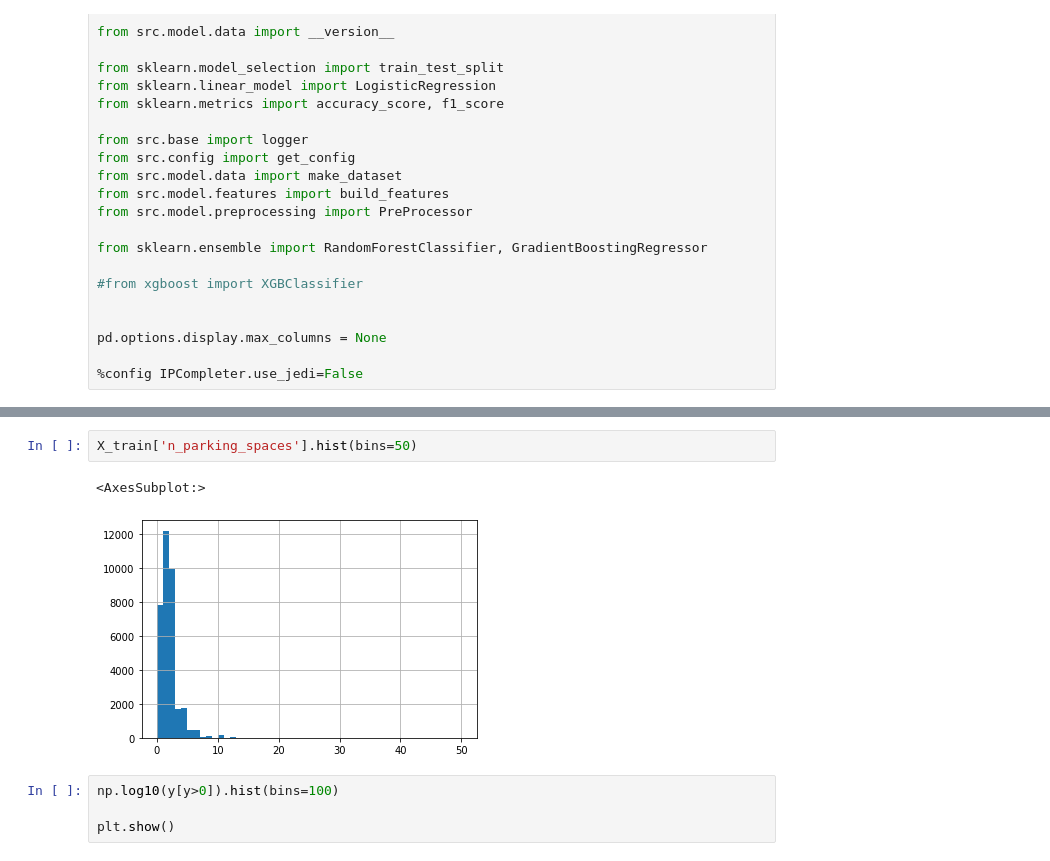
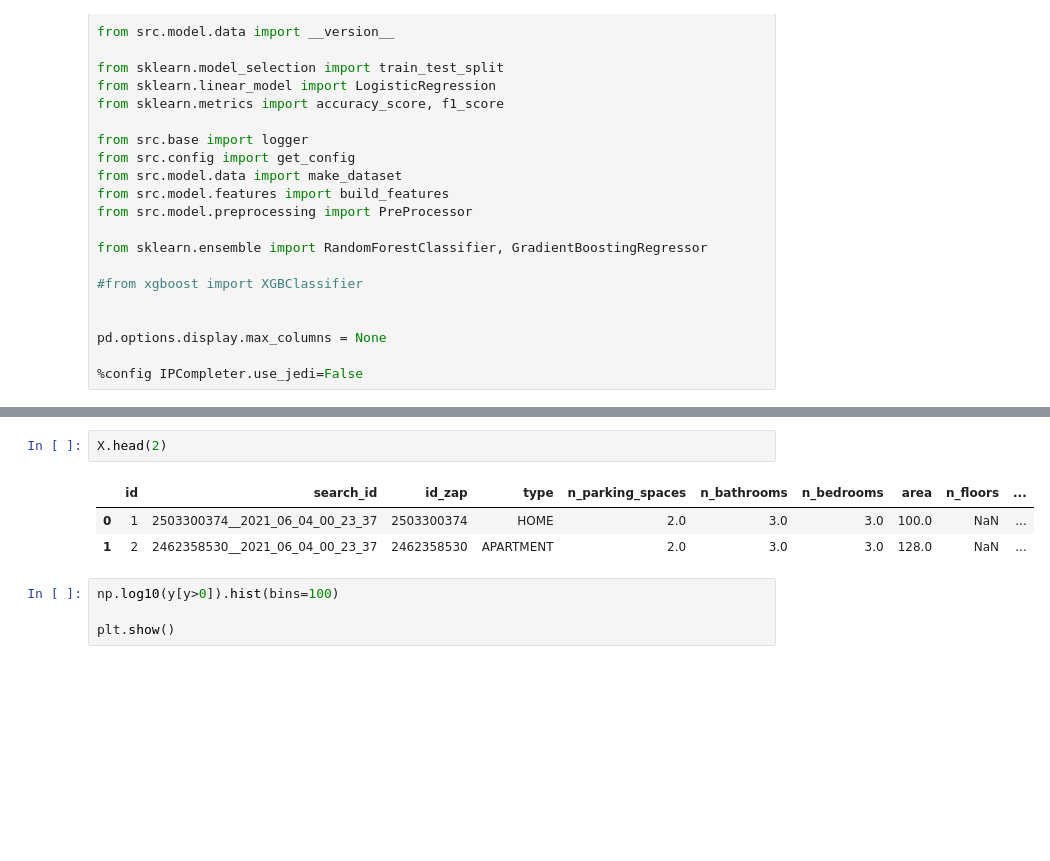
Before and after one commit to emdemor/model-pc-house-prices, a Jupyter notebook: main.ipynb, the cells around one changed output, grey strips where cells are left out. Saved outputs shown, nothing was run; the diff lists cells and outputs as text; blank space fills up the shorter version.

```diff
--- a/main.ipynb
+++ b/main.ipynb
@@ -68,8 +71,9 @@ plt.show()
 # %%
-X_train['n_parking_spaces'].hist(bins=50)
+X.head(2)
 # %% [output]
-<AxesSubplot:>
-[figure, removed]
+|  | id | search_id | id_zap | type | n_parking_spaces | n_bathrooms | n_bedrooms | area | n_floors | ... |
+| 0 | 1 | 2503300374__2021_06_04_00_23_37 | 2503300374 | HOME | 2.0 | 3.0 | 3.0 | 100.0 | NaN | ... |
+| 1 | 2 | 2462358530__2021_06_04_00_23_37 | 2462358530 | APARTMENT | 2.0 | 3.0 | 3.0 | 128.0 | NaN | ... |
 # %%
 np.log10(y[y>0]).hist(bins=100)
 
```
Also changed, not shown: parts of 6 cells of this notebook.
